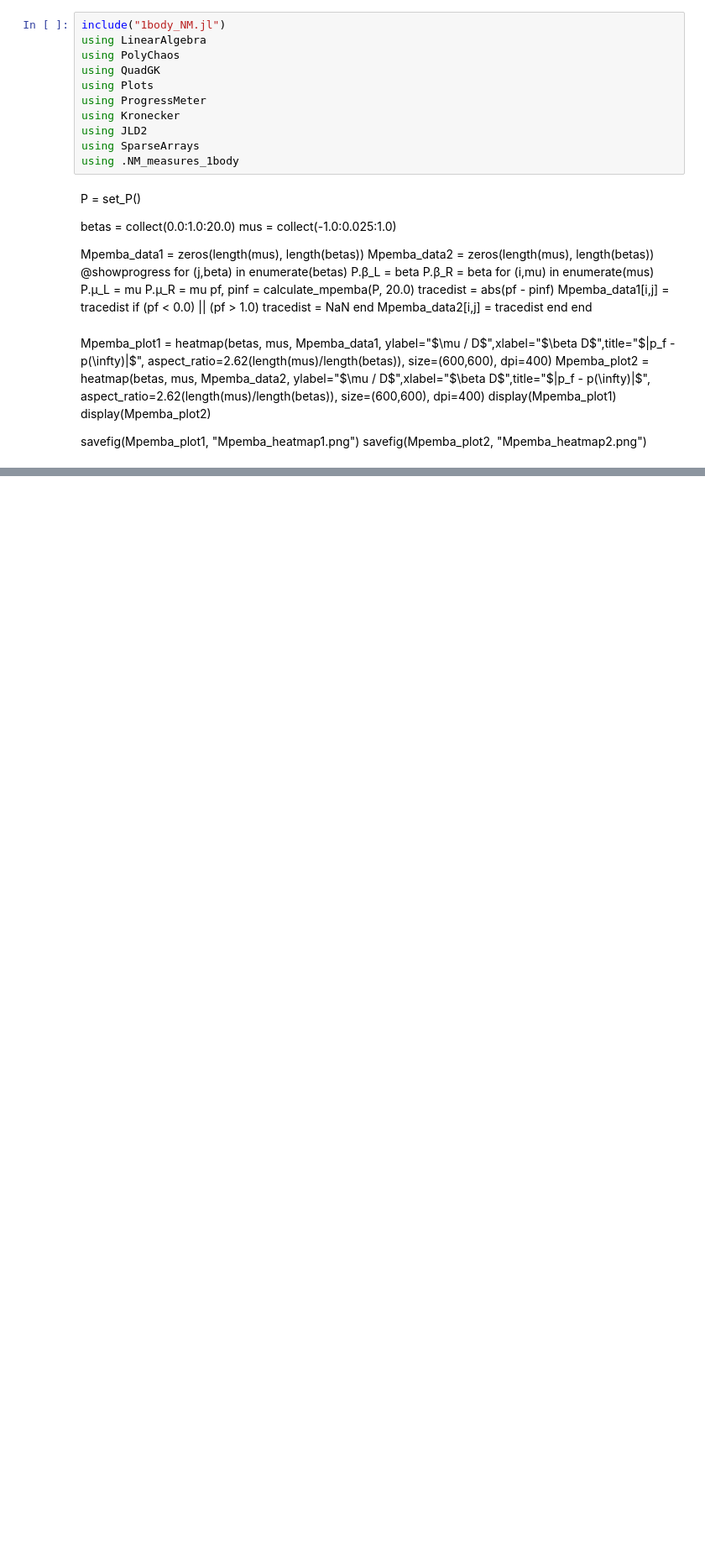
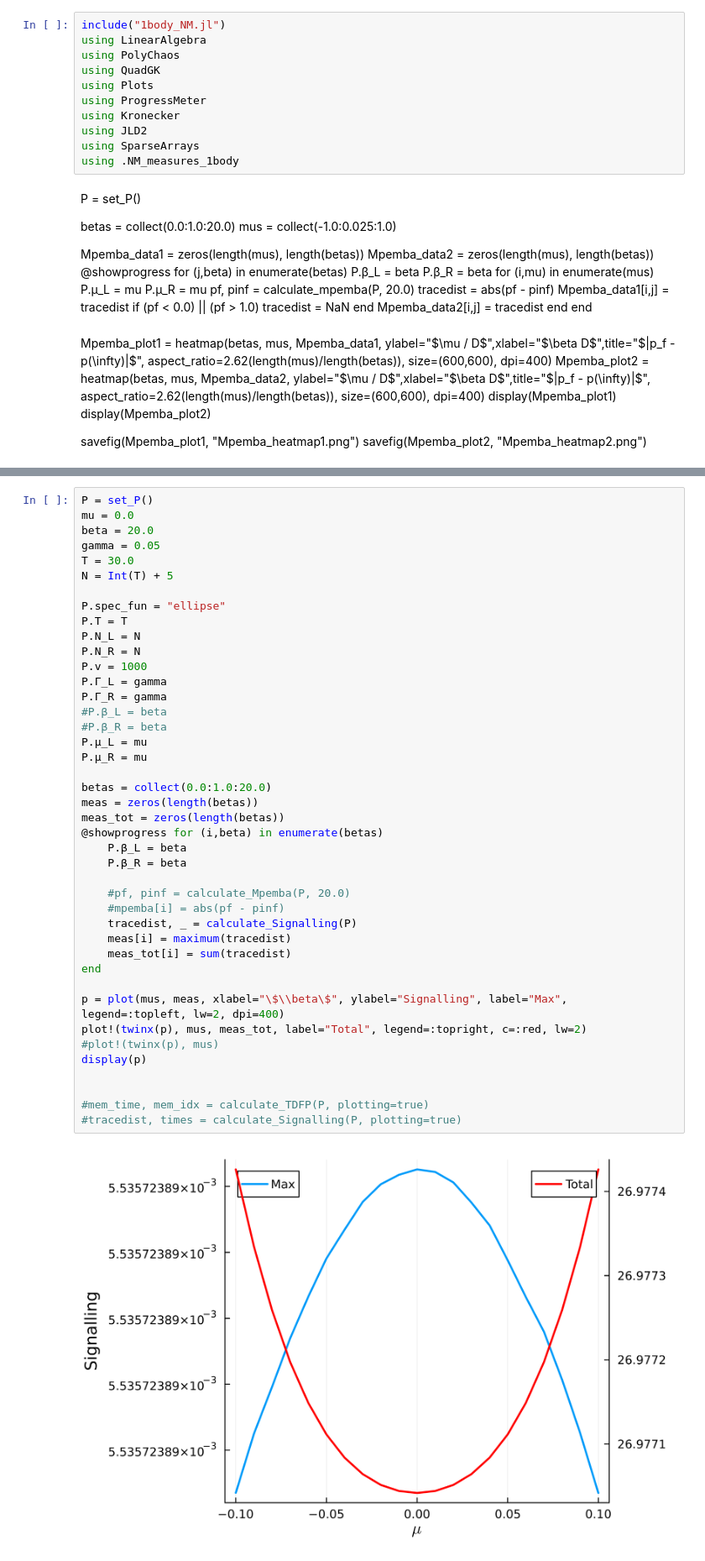
Before and after one commit to FTurci/AgeingManyBodyQuantumSys, a Jupyter notebook: 2ndTerm/test.ipynb, the cells around one changed output, grey strips where cells are left out. Shown at 84% size. Drawn from its saved outputs; the diff is of its cells as text; blank space fills up the shorter version.

```diff
--- a/2ndTerm/test.ipynb
+++ b/2ndTerm/test.ipynb
@@ -82,0 +83,44 @@ display(p)
+# %%
+P = set_P()
+mu = 0.0
+beta = 20.0
+gamma = 0.05
+T = 30.0
+N = Int(T) + 5
+
+P.spec_fun = "ellipse"
+P.T = T
+P.N_L = N
+P.N_R = N
+P.v = 1000
+P.Γ_L = gamma
+P.Γ_R = gamma
+#P.β_L = beta
+#P.β_R = beta
+P.μ_L = mu
+P.μ_R = mu
+
+betas = collect(0.0:1.0:20.0)
+meas = zeros(length(betas))
+meas_tot = zeros(length(betas))
+@showprogress for (i,beta) in enumerate(betas)
+    P.β_L = beta
+    P.β_R = beta
+
+    #pf, pinf = calculate_Mpemba(P, 20.0)
+    #mpemba[i] = abs(pf - pinf)
+    tracedist, _ = calculate_Signalling(P)
+    meas[i] = maximum(tracedist)
+    meas_tot[i] = sum(tracedist)
+end
+
+p = plot(mus, meas, xlabel="\$\\beta\$", ylabel="Signalling", label="Max", legend=:topleft, lw=2, dpi=400)
+plot!(twinx(p), mus, meas_tot, label="Total", legend=:topright, c=:red, lw=2)
+#plot!(twinx(p), mus)
+display(p)
+
+
+#mem_time, mem_idx = calculate_TDFP(P, plotting=true)
+#tracedist, times = calculate_Signalling(P, plotting=true)
+# %% [output]
+[figure, added]
```
Also changed, not shown: parts of 5 cells of this notebook, 2 other files.
